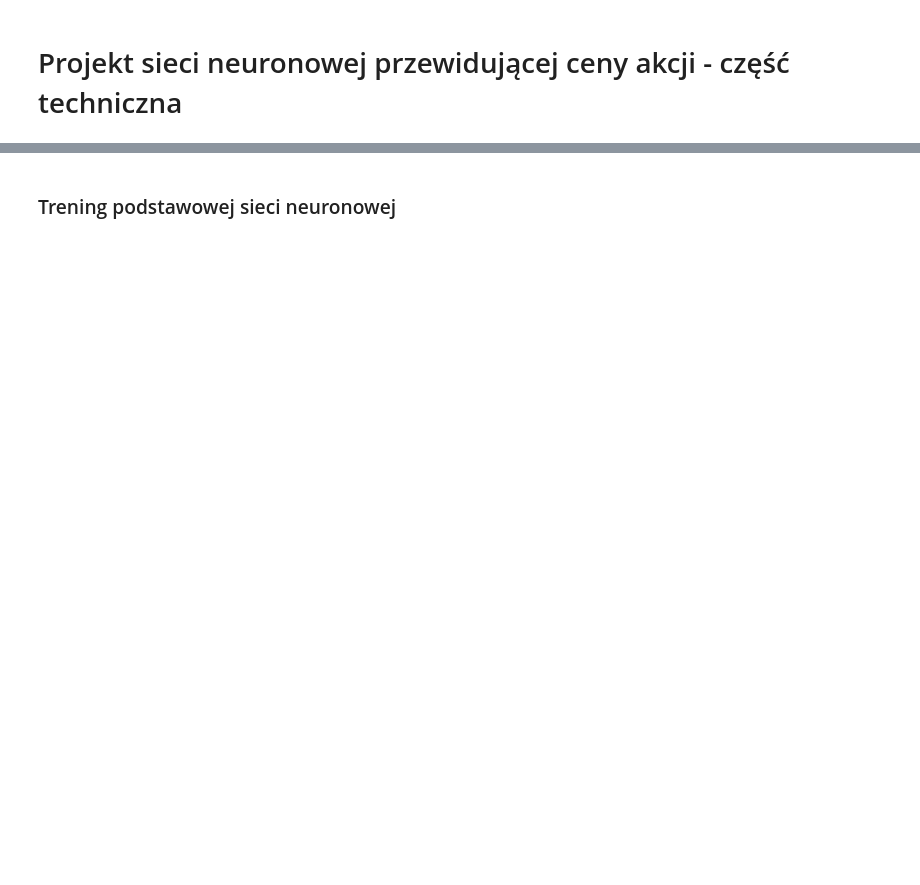
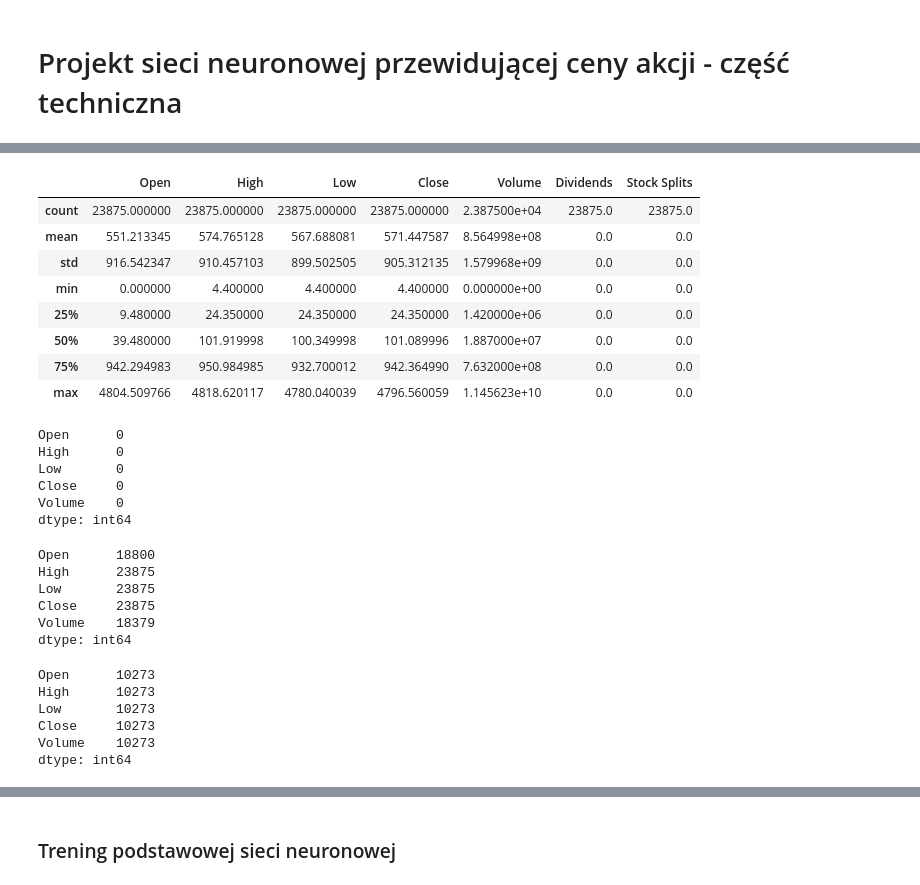
Before and after one commit to bartoszsklodowski/stock_values_NN, a Jupyter notebook: ceny_akcji.ipynb, the cells around one changed output, grey strips where cells are left out. Drawn from its saved outputs; the diff is of its cells as text; code cells hidden in the pictures; blank space fills up the shorter version.

```diff
--- a/ceny_akcji.ipynb
+++ b/ceny_akcji.ipynb
@@ -2,0 +57,13 @@
+# %%
+# Wyświetlenie statystyki opisowej
+data_raw.describe()
+# %% [output]
+|  | Open | High | Low | Close | Volume | Dividends | Stock Splits |
+| count | 23875.000000 | 23875.000000 | 23875.000000 | 23875.000000 | 2.387500e+04 | 23875.0 | 23875.0 |
+| mean | 551.213345 | 574.765128 | 567.688081 | 571.447587 | 8.564998e+08 | 0.0 | 0.0 |
+| std | 916.542347 | 910.457103 | 899.502505 | 905.312135 | 1.579968e+09 | 0.0 | 0.0 |
+| min | 0.000000 | 4.400000 | 4.400000 | 4.400000 | 0.000000e+00 | 0.0 | 0.0 |
+| 25% | 9.480000 | 24.350000 | 24.350000 | 24.350000 | 1.420000e+06 | 0.0 | 0.0 |
+| 50% | 39.480000 | 101.919998 | 100.349998 | 101.089996 | 1.887000e+07 | 0.0 | 0.0 |
+| 75% | 942.294983 | 950.984985 | 932.700012 | 942.364990 | 7.632000e+08 | 0.0 | 0.0 |
+| max | 4804.509766 | 4818.620117 | 4780.040039 | 4796.560059 | 1.145623e+10 | 0.0 | 0.0 |
@@ -2,0 +72,33 @@
+# %%
+# Wyświetlenie ilośći brakujących wartośći -> nie ma takich wartości, nie rzeba uzupełniać
+nan_count = data_raw.isna().sum()
+print(nan_count)
+# %% [output]
+Open      0
+High      0
+Low       0
+Close     0
+Volume    0
+dtype: int64
+# %%
+# Ilość wierszy, w których wartości są większe od zera
+data_raw[data_raw > 0].count()
+# %% [output]
+Open      18800
+High      23875
+Low       23875
+Close     23875
+Volume    18379
+dtype: int64
+# %%
+# Jak widać w kolumnach Open i Volume znajdują się wiersze z wartościami 0, czyli są niekompletne
+# W takim przypadku bierzemy zakres danych po 1982-04-20, gdzie wszystkie wiersze mają wartości większe od zera
+data_raw_full = data_raw["1982-04-20 00:00:00-05:00":]
+data_raw_full[data_raw_full > 0].count()
+# %% [output]
+Open      10273
+High      10273
+Low       10273
+Close     10273
+Volume    10273
+dtype: int64
```
Also changed, not shown: parts of 22 cells of this notebook.
